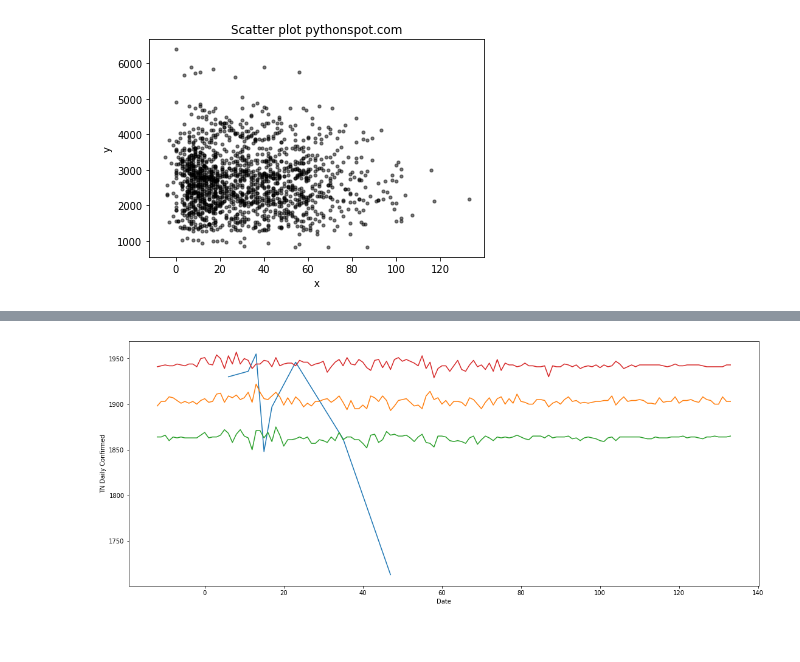
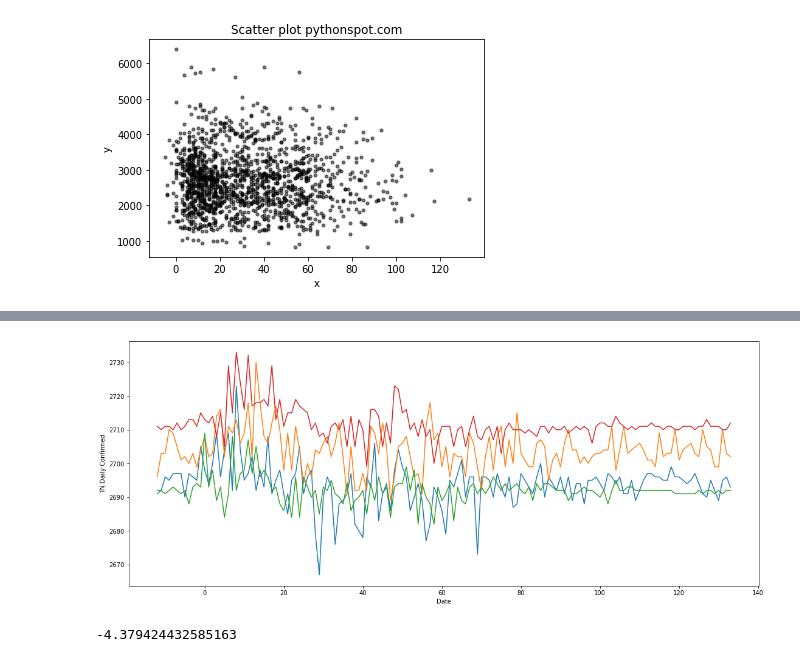
Before and after one commit to skbhere/OSIC-Pulmonary-Fibrosis-Progression, a Jupyter notebook: OSIC_Pulmonary_Fibrosis_Progression_ipynb cross check .ipynb, the cells around one changed output, grey strips where cells are left out. Cells and saved outputs as stored; diff of their text form; code cells hidden in the pictures.

```diff
--- a/OSIC_Pulmonary_Fibrosis_Progression_ipynb cross check .ipynb
+++ b/OSIC_Pulmonary_Fibrosis_Progression_ipynb cross check .ipynb
@@ -164,8 +162,8 @@ fig.savefig('TN_Daily.png')
 # %%
-t = pd.read_csv("submission (k).csv")
-t1 = pd.read_csv("submission (34).csv")
-t2 = pd.read_csv("submission (32).csv")
-t3 = pd.read_csv("submission (33).csv")
+t = pd.read_csv("submission_-7.7806.csv")
+t1 = pd.read_csv("-7.7950.csv")
+t2 = pd.read_csv("/content/submission (48).csv")
+t3 = pd.read_csv("/content/submission (47).csv")
 # %%
 dt =t[t["Patient_Week"].str.contains(px)]
 dt1 =t1[t1["Patient_Week"].str.contains(px)]
@@ -174,29 +172,37 @@ dt3 =t3[t3["Patient_Week"].str.contains(px)]
 # %%
 yy = dt["FVC"]
 yt=dt1["FVC"]
 yt2=dt2["FVC"]
 yt3=dt3["FVC"]
 %matplotlib inline
 import matplotlib.pyplot as plt
 
 fig= plt.figure(figsize=(18,7))
 
 axes= fig.add_axes([0.1,0.1,0.8,0.8])
 
-time = x
-position =y
-axes.plot(x, y)
+# time = x
+# position =y
+# axes.plot(x, y)
 
 x1 = week
 y1 =pred
-#axes.plot(x1, yy)
+axes.plot(x1, yy)
 axes.plot(x1, yt)
 axes.plot(x1, yt2)
 axes.plot(x1, yt3)
 plt.xlabel('Date')
 plt.ylabel('TN Daily Confirmed')
 
 plt.show()
 fig.savefig('TN_Daily.png')
 # %% [output]
-[figure, old version]
+[figure, new version]
+# %%
+import math
+cli=max(95,70)
+delta = min(35,1000)
+met = ((math.sqrt(2)*delta)/cli)-(np.log(math.sqrt(2)*cli))
+met
+# %% [output]
+-4.379424432585163
```
Also changed, not shown: parts of 3 cells of this notebook.
